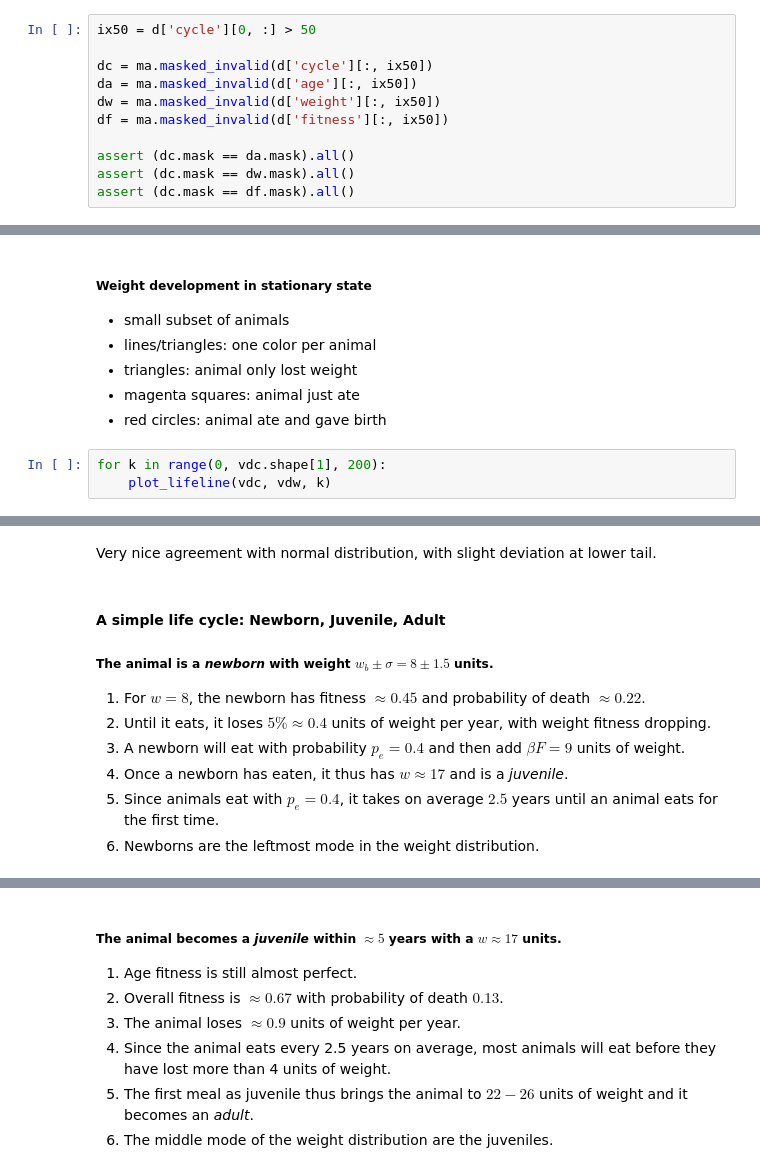
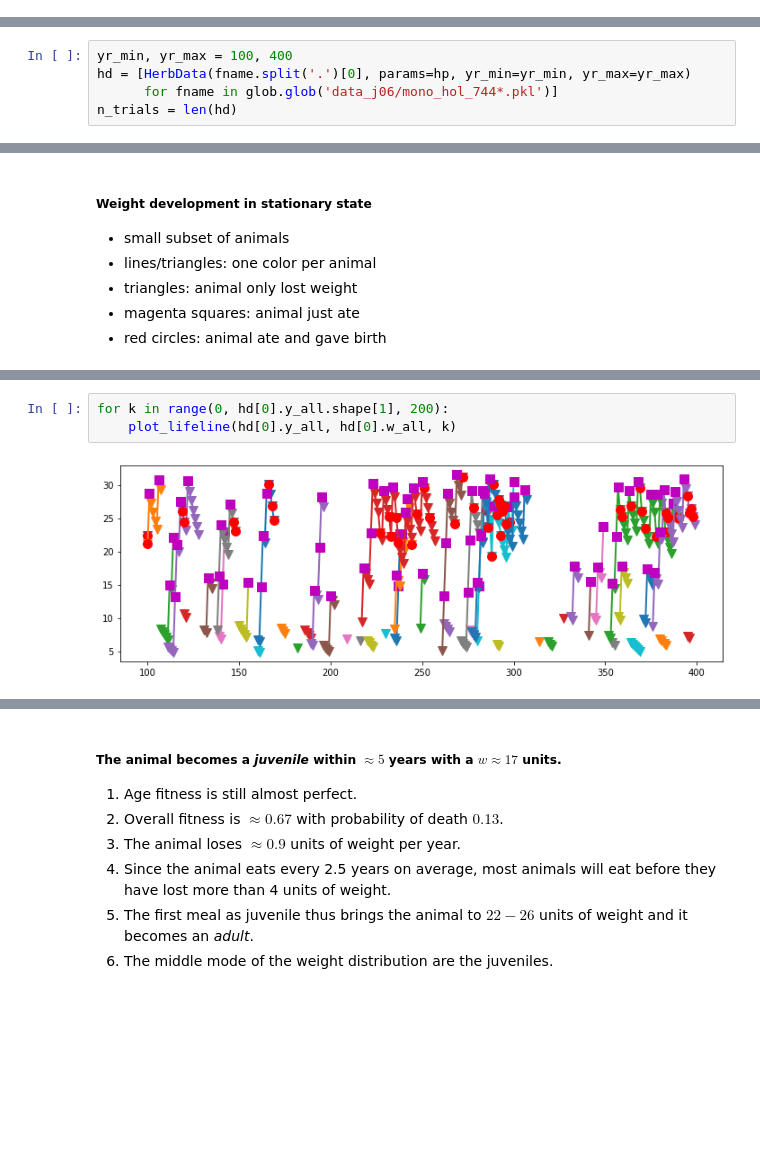
Before and after one commit to heplesser/nmbu_inf200_june2020, a Jupyter notebook: lectures/INF200_H19_J06_ModelDynamics.ipynb, the cells around one changed output, grey strips where cells are left out. Saved outputs shown, nothing was run; the diff lists cells and outputs as text; blank space fills up the shorter version.

Commit message:
Final version of J06 notebook on model dynamics including data

```diff
--- a/lectures/INF200_H19_J06_ModelDynamics.ipynb
+++ b/lectures/INF200_H19_J06_ModelDynamics.ipynb
@@ -493,11 +464,0 @@ with open('data_j06/mono_hol.pkl', 'rb') as pkfl:
-# %%
-ix50 = d['cycle'][0, :] > 50
-
-dc = ma.masked_invalid(d['cycle'][:, ix50])
-da = ma.masked_invalid(d['age'][:, ix50])
-dw = ma.masked_invalid(d['weight'][:, ix50])
-df = ma.masked_invalid(d['fitness'][:, ix50])
-
-assert (dc.mask == da.mask).all()
-assert (dc.mask == dw.mask).all()
-assert (dc.mask == df.mask).all()
@@ -553 +509,6 @@ plt.ylabel('Age at death');
+# %%
+yr_min, yr_max = 100, 400
+hd = [HerbData(fname.split('.')[0], params=hp, yr_min=yr_min, yr_max=yr_max)
+      for fname in glob.glob('data_j06/mono_hol_744*.pkl')]
+n_trials = len(hd)
 # %% [markdown]
@@ -576,6 +537,3 @@ def plot_lifeline(dc, dw, k):
 - triangles: animal only lost weight
 - magenta squares: animal just ate
 - red circles: animal ate and gave birth
-# %%
-for k in range(0, vdc.shape[1], 200):
-    plot_lifeline(vdc, vdw, k)
@@ -637,12 +540,5 @@ stats.probplot(wgt_b, dist='norm', plot=plt);
-# %% [markdown]
-Very nice agreement with normal distribution, with slight deviation at lower tail.
-# %% [markdown]
-#### A simple life cycle: Newborn, Juvenile, Adult
-
-##### The animal is a *newborn* with weight $w_b\pm \sigma=8\pm 1.5$ units.
-1. For $w=8$, the newborn has fitness $\approx 0.45$ and probability of death $\approx 0.22$.
-1. Until it eats, it loses $5\%\approx 0.4$ units of weight per year, with weight fitness dropping.
-1. A newborn will eat with probability $p_e=0.4$ and then add $\beta F=9$ units of weight.
-1. Once a newborn has eaten, it thus has $w\approx 17$ and is a *juvenile*.
-1. Since animals eat with $p_e=0.4$, it takes on average $2.5$ years until an animal eats for the first time.
-1. Newborns are the leftmost mode in the weight distribution.
+# %%
+for k in range(0, hd[0].y_all.shape[1], 200):
+    plot_lifeline(hd[0].y_all, hd[0].w_all, k)
+# %% [output]
+[figure, added]
```
Also changed, not shown: parts of 95 cells of this notebook, 22 other files.
